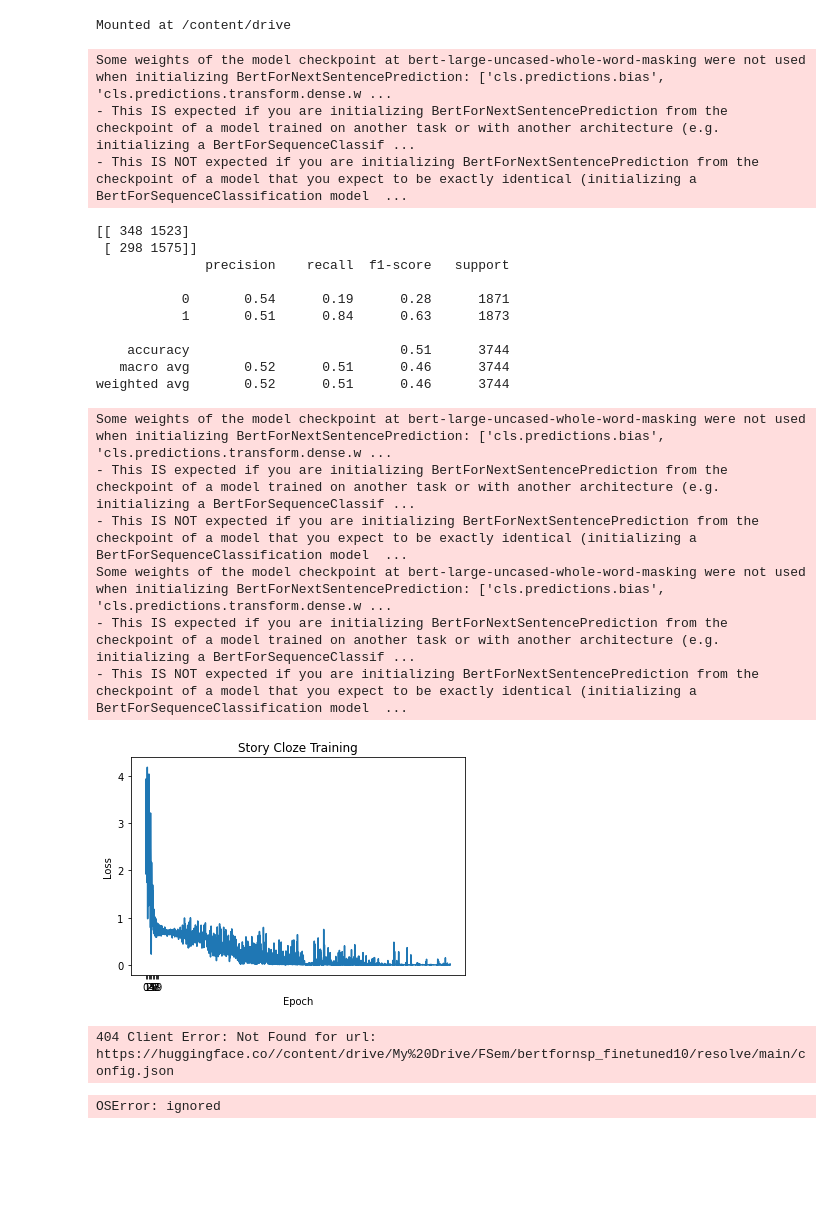
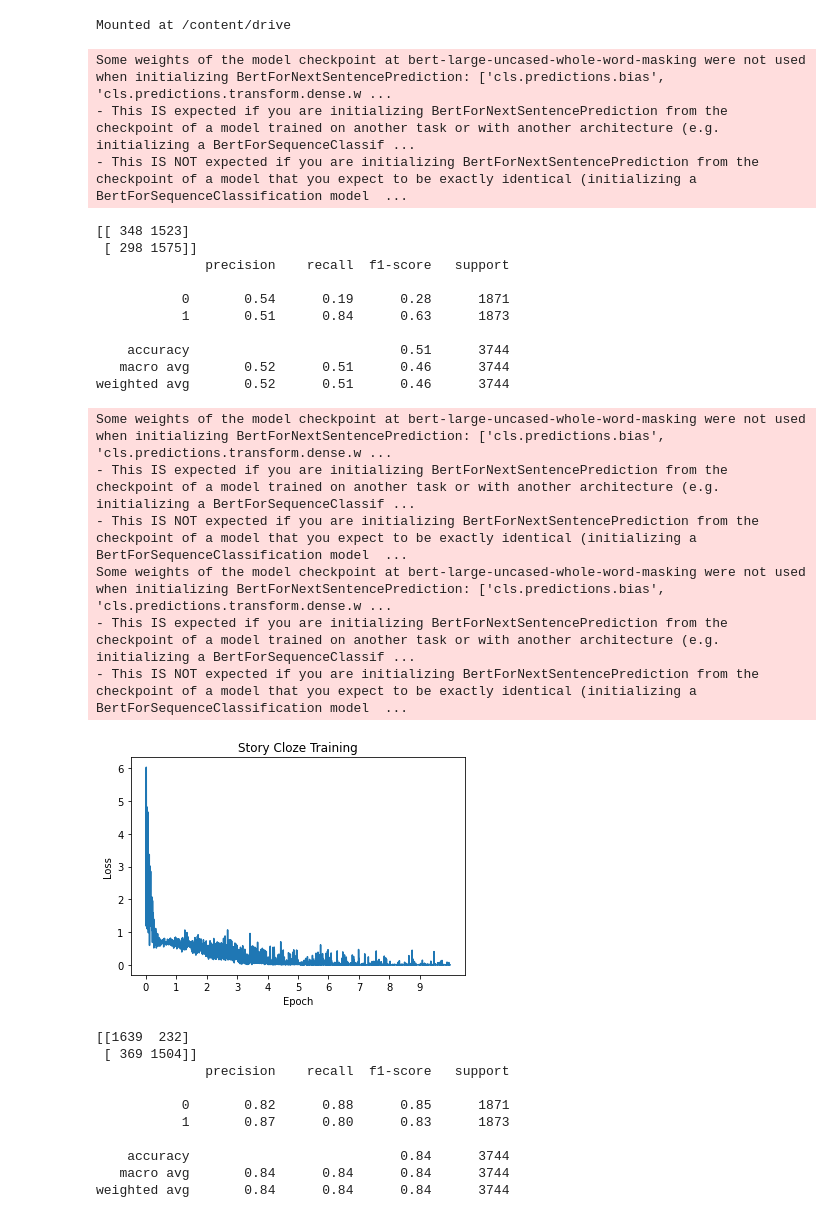
Before and after one commit to JohannesEschbach/BERT_ROC, a Jupyter notebook: runBertForNextSentencePrediction.ipynb, the cells around one changed output. Cells and saved outputs as stored; diff of their text form; code cells hidden in the pictures; blank space fills up the shorter version.

```diff
--- a/runBertForNextSentencePrediction.ipynb
+++ b/runBertForNextSentencePrediction.ipynb
@@ -153,7 +153,7 @@ def train(model_file=BASE_MODEL, batch_size=BATCH_SIZE,
     model.train()
 
     trainloader = torch.utils.data.DataLoader(
-        ClozeTest(dev=False) if cloze_test else RocStories,
+        ClozeTest(dev=False) if cloze_test else RocStories(),
         batch_size=batch_size, shuffle=True
     )
 
@@ -275,35 +275,43 @@ if __name__ == "__main__":
     #Fine-tune model "bertfornsp_finetuned"
     train(cloze_test=True)
 
     #Test model "bertfornsp_finetuned"
     test(model_file=getModelFileName("bertfornsp_finetuned", TRAIN_EPOCHS))
 
     #Fine-tune model "bertfornsp_roc_finetuned"
     train(model_file=getModelFileName("bertfornsp_finetuned", TRAIN_EPOCHS),
-          train_epochs=1, cloze_test=False)
+          train_epochs=5, cloze_test=False)
 
     #Test model "bertfornsp_finetuned"
-    test(model_file=getModelFileName("bertfornsp_roc_finetuned", 1))
+    test(model_file=getModelFileName("bertfornsp_roc_finetuned", 5))
 # %% [output]
 Some weights of the model checkpoint at bert-large-uncased-whole-word-masking were not used when initializing BertForNextSentencePrediction: ['cls.predictions.bias', 'cls.predictions.transform.dense.w ...
 - This IS expected if you are initializing BertForNextSentencePrediction from the checkpoint of a model trained on another task or with another architecture (e.g. initializing a BertForSequenceClassif ...
 - This IS NOT expected if you are initializing BertForNextSentencePrediction from the checkpoint of a model that you expect to be exactly identical (initializing a BertForSequenceClassification model  ...
 [[ 348 1523]
  [ 298 1575]]
               precision    recall  f1-score   support
 
            0       0.54      0.19      0.28      1871
            1       0.51      0.84      0.63      1873
 
     accuracy                           0.51      3744
    macro avg       0.52      0.51      0.46      3744
 weighted avg       0.52      0.51      0.46      3744
 Some weights of the model checkpoint at bert-large-uncased-whole-word-masking were not used when initializing BertForNextSentencePrediction: ['cls.predictions.bias', 'cls.predictions.transform.dense.w ...
 - This IS expected if you are initializing BertForNextSentencePrediction from the checkpoint of a model trained on another task or with another architecture (e.g. initializing a BertForSequenceClassif ...
 - This IS NOT expected if you are initializing BertForNextSentencePrediction from the checkpoint of a model that you expect to be exactly identical (initializing a BertForSequenceClassification model  ...
 Some weights of the model checkpoint at bert-large-uncased-whole-word-masking were not used when initializing BertForNextSentencePrediction: ['cls.predictions.bias', 'cls.predictions.transform.dense.w ...
 - This IS expected if you are initializing BertForNextSentencePrediction from the checkpoint of a model trained on another task or with another architecture (e.g. initializing a BertForSequenceClassif ...
 - This IS NOT expected if you are initializing BertForNextSentencePrediction from the checkpoint of a model that you expect to be exactly identical (initializing a BertForSequenceClassification model  ...
-[figure, old version]
+[figure, new version]
-404 Client Error: Not Found for url: https://huggingface.co//content/drive/My%20Drive/FSem/bertfornsp_finetuned10/resolve/main/config.json
+[[1639  232]
+ [ 369 1504]]
+              precision    recall  f1-score   support
+
+           0       0.82      0.88      0.85      1871
+           1       0.87      0.80      0.83      1873
+
+    accuracy                           0.84      3744
+   macro avg       0.84      0.84      0.84      3744
+weighted avg       0.84      0.84      0.84      3744
-OSError: ignored
```
Also changed, not shown: parts of 1 cell of this notebook.
